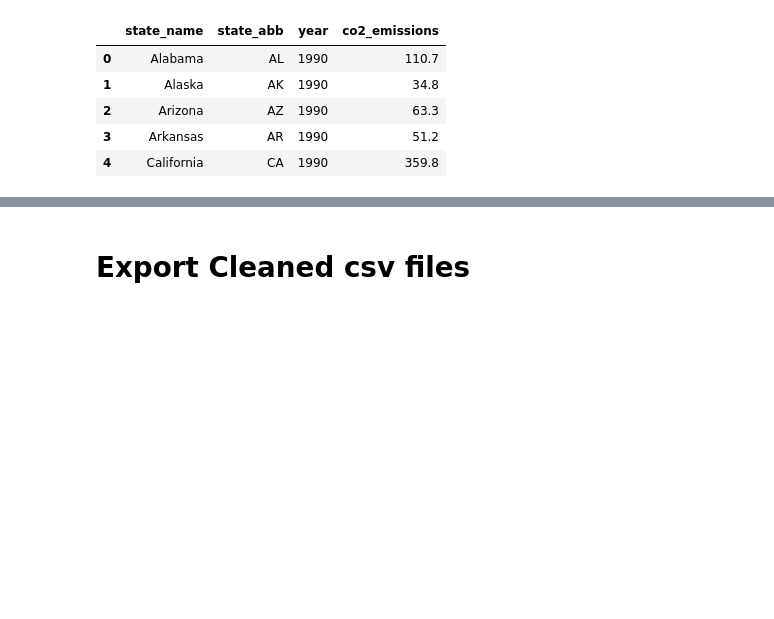
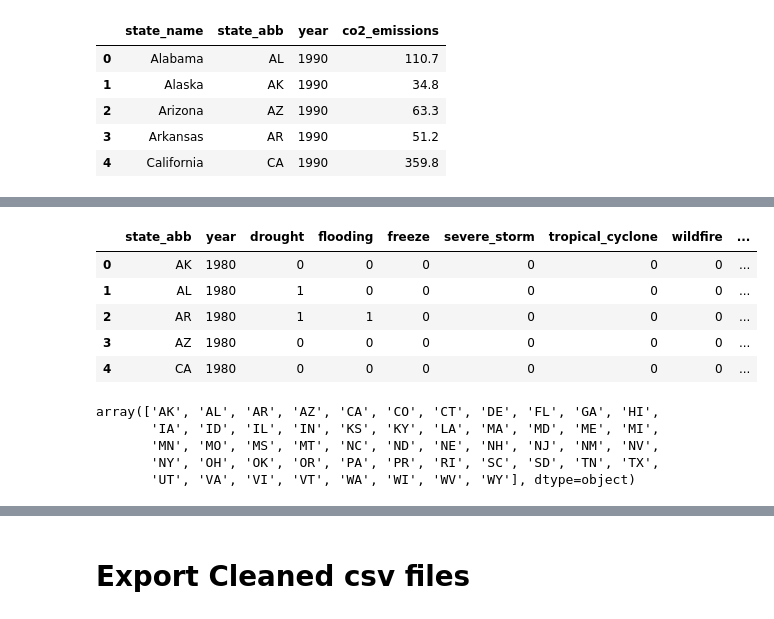
Before and after one commit to irenedepacina/final_project, a Jupyter notebook: ETL.ipynb, the cells around one changed output, grey strips where cells are left out. Drawn from its saved outputs; the diff is of its cells as text; code cells hidden in the pictures; blank space fills up the shorter version.

```diff
--- a/ETL.ipynb
+++ b/ETL.ipynb
@@ -498,0 +547,21 @@ df6.head()
+# %%
+# Rename the columns
+df7.columns = ['state_abb','year', 'drought','flooding', 'freeze', 'severe_storm',
+               'tropical_cyclone', 'wildfire', 'winter_storm']
+df7.head()
+# %% [output]
+|  | state_abb | year | drought | flooding | freeze | severe_storm | tropical_cyclone | wildfire | ... |
+| 0 | AK | 1980 | 0 | 0 | 0 | 0 | 0 | 0 | ... |
+| 1 | AL | 1980 | 1 | 0 | 0 | 0 | 0 | 0 | ... |
+| 2 | AR | 1980 | 1 | 1 | 0 | 0 | 0 | 0 | ... |
+| 3 | AZ | 1980 | 0 | 0 | 0 | 0 | 0 | 0 | ... |
+| 4 | CA | 1980 | 0 | 0 | 0 | 0 | 0 | 0 | ... |
+# %%
+# Check the unique values of the state_abb column
+df7['state_abb'].unique()
+# %% [output]
+array(['AK', 'AL', 'AR', 'AZ', 'CA', 'CO', 'CT', 'DE', 'FL', 'GA', 'HI',
+       'IA', 'ID', 'IL', 'IN', 'KS', 'KY', 'LA', 'MA', 'MD', 'ME', 'MI',
+       'MN', 'MO', 'MS', 'MT', 'NC', 'ND', 'NE', 'NH', 'NJ', 'NM', 'NV',
+       'NY', 'OH', 'OK', 'OR', 'PA', 'PR', 'RI', 'SC', 'SD', 'TN', 'TX',
+       'UT', 'VA', 'VI', 'VT', 'WA', 'WI', 'WV', 'WY'], dtype=object)
```
Also changed, not shown: parts of 7 cells of this notebook, 2 other files.
